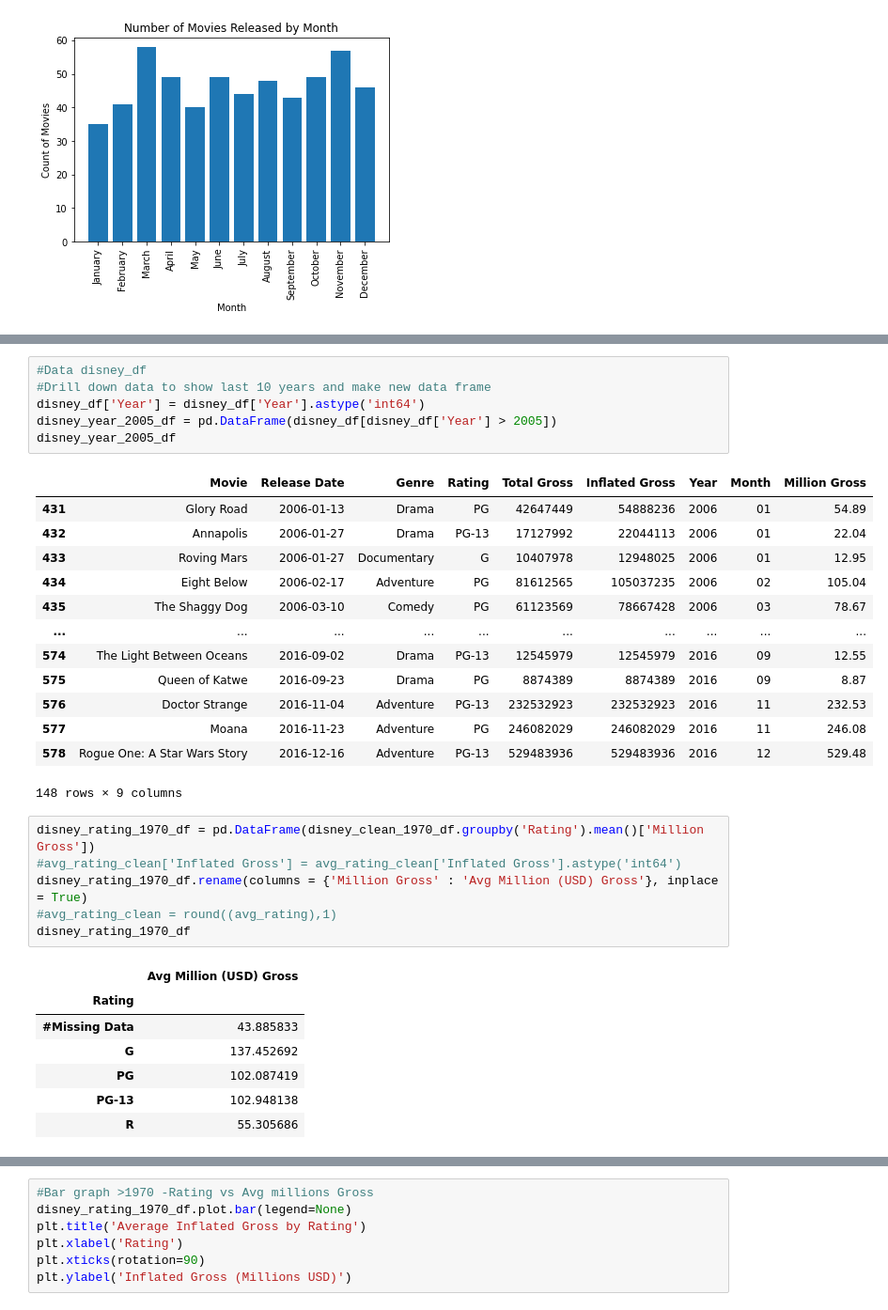
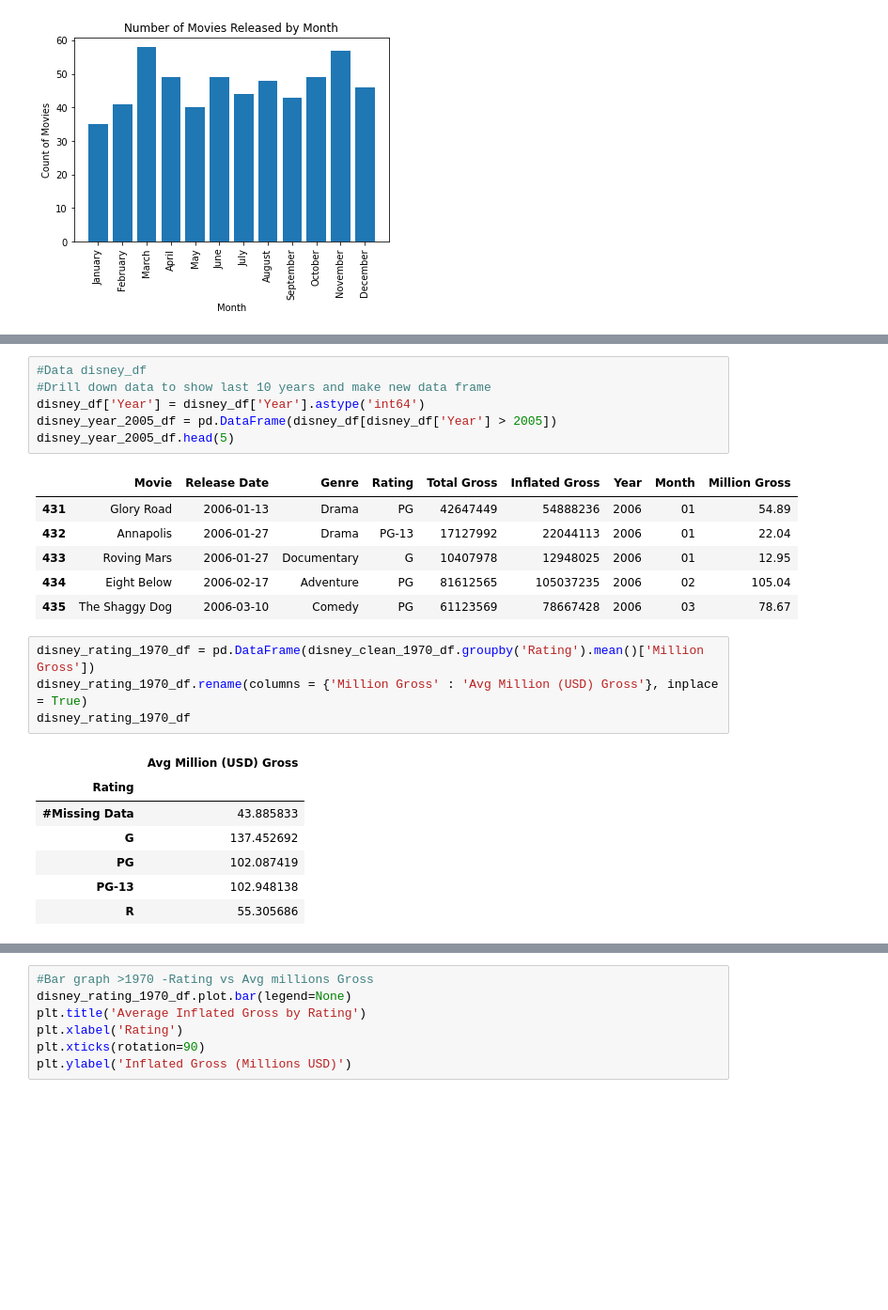
Before and after one commit to Gujaratigirl/butler-groupB-project1, a Jupyter notebook: Disney_Clean.ipynb, the cells around one changed output, grey strips where cells are left out. Shown at 94% size. Cells and saved outputs as stored; diff of their text form; blank space fills up the shorter version.

Commit message:
New file disney_clean.py CLEANED

```diff
--- a/Disney_Clean.ipynb
+++ b/Disney_Clean.ipynb
@@ -778,28 +330,19 @@ plt.xticks([0, 1, 2, 3, 4, 5, 6, 7, 8, 9, 10, 11], ['January', 'February', 'Marc
 # %%
 #Data disney_df
 #Drill down data to show last 10 years and make new data frame
 disney_df['Year'] = disney_df['Year'].astype('int64')
 disney_year_2005_df = pd.DataFrame(disney_df[disney_df['Year'] > 2005])
-disney_year_2005_df
+disney_year_2005_df.head(5)
 # %% [output]
 |  | Movie | Release Date | Genre | Rating | Total Gross | Inflated Gross | Year | Month | Million Gross |
 | 431 | Glory Road | 2006-01-13 | Drama | PG | 42647449 | 54888236 | 2006 | 01 | 54.89 |
 | 432 | Annapolis | 2006-01-27 | Drama | PG-13 | 17127992 | 22044113 | 2006 | 01 | 22.04 |
 | 433 | Roving Mars | 2006-01-27 | Documentary | G | 10407978 | 12948025 | 2006 | 01 | 12.95 |
 | 434 | Eight Below | 2006-02-17 | Adventure | PG | 81612565 | 105037235 | 2006 | 02 | 105.04 |
 | 435 | The Shaggy Dog | 2006-03-10 | Comedy | PG | 61123569 | 78667428 | 2006 | 03 | 78.67 |
-| ... | ... | ... | ... | ... | ... | ... | ... | ... | ... |
-| 574 | The Light Between Oceans | 2016-09-02 | Drama | PG-13 | 12545979 | 12545979 | 2016 | 09 | 12.55 |
-| 575 | Queen of Katwe | 2016-09-23 | Drama | PG | 8874389 | 8874389 | 2016 | 09 | 8.87 |
-| 576 | Doctor Strange | 2016-11-04 | Adventure | PG-13 | 232532923 | 232532923 | 2016 | 11 | 232.53 |
-| 577 | Moana | 2016-11-23 | Adventure | PG | 246082029 | 246082029 | 2016 | 11 | 246.08 |
-| 578 | Rogue One: A Star Wars Story | 2016-12-16 | Adventure | PG-13 | 529483936 | 529483936 | 2016 | 12 | 529.48 |
-148 rows × 9 columns
 # %%
 disney_rating_1970_df = pd.DataFrame(disney_clean_1970_df.groupby('Rating').mean()['Million Gross'])
-#avg_rating_clean['Inflated Gross'] = avg_rating_clean['Inflated Gross'].astype('int64')
 disney_rating_1970_df.rename(columns = {'Million Gross' : 'Avg Million (USD) Gross'}, inplace = True)
-#avg_rating_clean = round((avg_rating),1)
 disney_rating_1970_df
 # %% [output]
 |  | Avg Million (USD) Gross |
```
Also changed, not shown: parts of 69 cells of this notebook.
